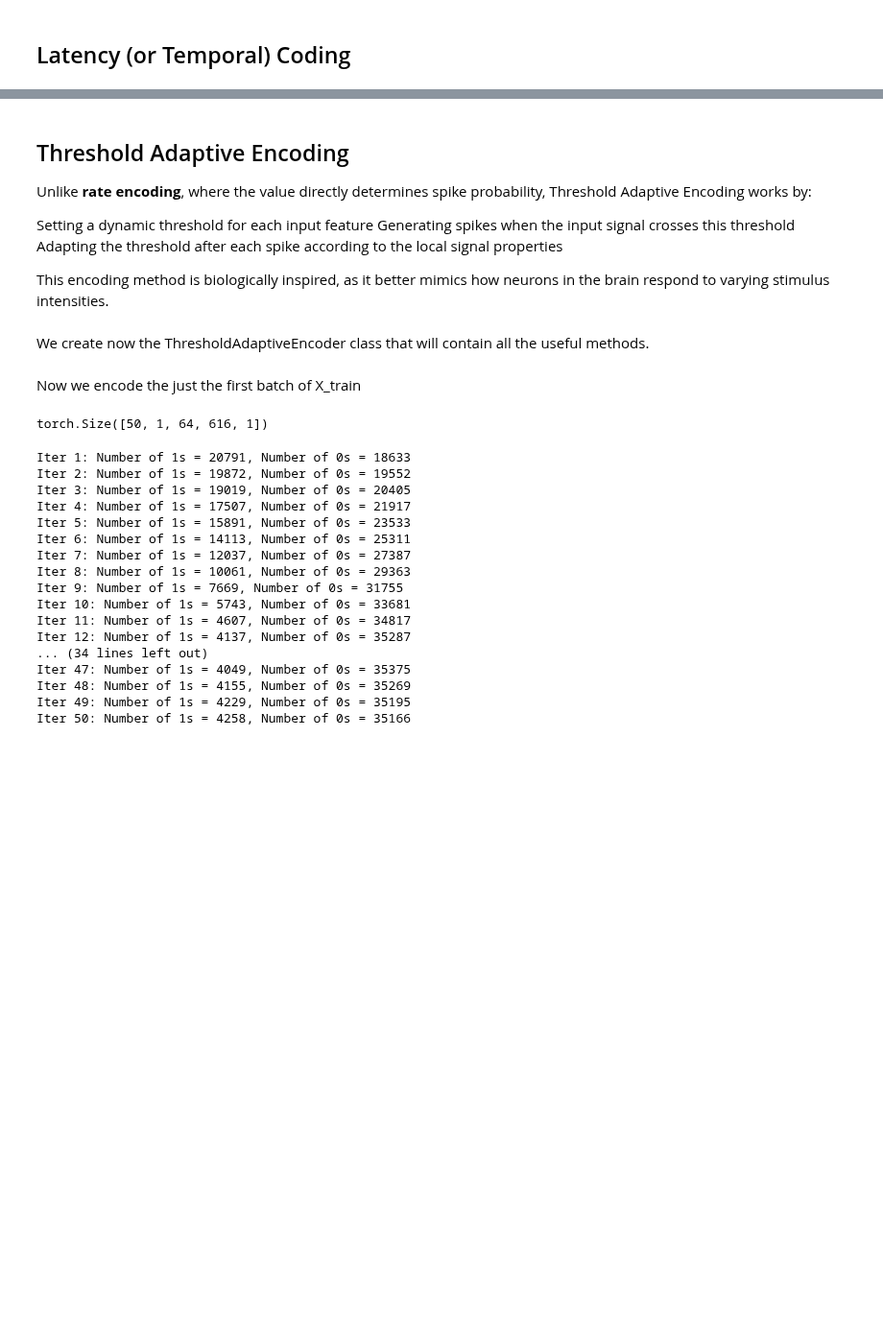
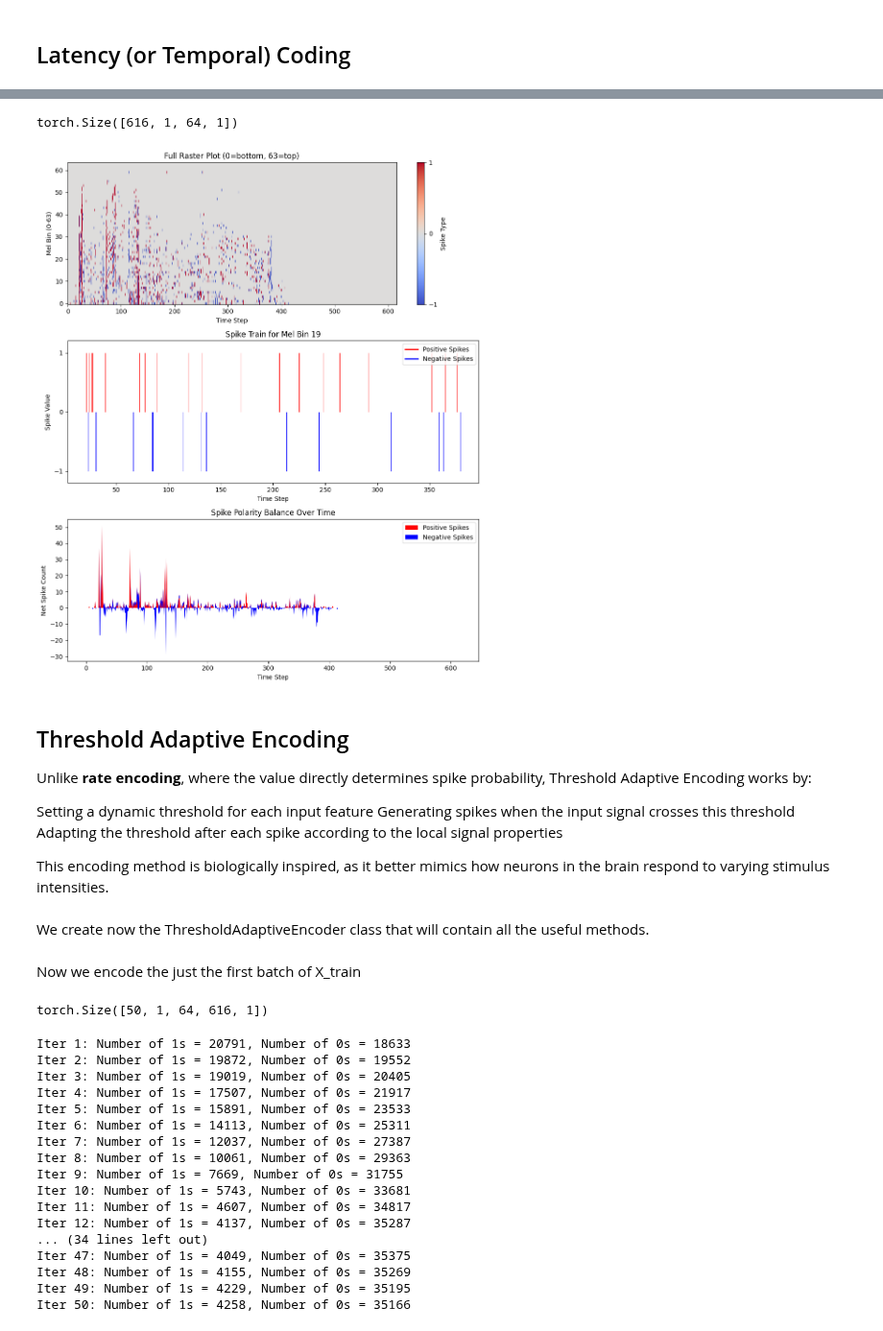
Before and after one commit to unipd-human-data/env-soundnet, a Jupyter notebook: Preprocessing.ipynb, the cells around one changed output, grey strips where cells are left out. Shown at 96% size. Saved outputs shown, nothing was run; the diff lists cells and outputs as text; code cells hidden in the pictures; blank space fills up the shorter version.

Commit message:
delta modulation v1.0 done

```diff
--- a/Preprocessing.ipynb
+++ b/Preprocessing.ipynb
@@ -424,3 +461,69 @@ plt.show()
+# %%
+deltaModulationEncoder = DeltaModulation()
+X_train_delta_batch = X_train[0:1]
+delta_encoded_spikes = deltaModulationEncoder.encode(data=X_train_delta_batch)
+print(delta_encoded_spikes.shape)
+# %% [output]
+torch.Size([616, 1, 64, 1])
+# %%
+def visualize_delta_spikes(spike_tensor, sample_idx=0, mel_bin=10):
+    spikes = spike_tensor[:, sample_idx, :, 0]  # shape: [616, 64]
+    pos_spikes = (spikes > 0).float()
+    neg_spikes = (spikes < 0).float()
+
+    plt.figure(figsize=(10, 12))
+
+    # 1. Raster Plot with Inverted Y-axis
+    plt.subplot(3, 1, 1)
+    plt.imshow(spikes.T, aspect='auto', cmap='coolwarm', vmin=-1, vmax=1, origin='lower')
+    plt.colorbar(ticks=[-1, 0, 1], label='Spike Type')
+    plt.title("Full Raster Plot (0=bottom, 63=top)")
+    plt.xlabel("Time Step")
+    plt.ylabel("Mel Bin (0-63)")
+    plt.yticks(np.arange(0, 64, 10))
+
+    # 2. Single Mel Bin Spike Train with vlines
+    plt.subplot(3, 1, 2)
+    pos_times = np.where(spikes[:, mel_bin] == 1)[0]
+    neg_times = np.where(spikes[:, mel_bin] == -1)[0]
+
+    # Plot positive spikes (0→1) and negative spikes (-1→0)
+    plt.vlines(pos_times, 0, 1, color='red', linewidth=0.8)
+    plt.vlines(neg_times, -1, 0, color='blue', linewidth=0.8)
+
+    # Format axis
+    plt.yticks([-1, 0, 1])
+    plt.ylim(-1.2, 1.2)
+    plt.title(f"Spike Train for Mel Bin {mel_bin}")
+    plt.xlabel("Time Step")
+    plt.ylabel("Spike Value")
+    plt.grid(False)
+
+    # Create custom legend
+    legend_elements = [plt.Line2D([0], [0], color='red', lw=2, label='Positive Spikes'),
+                       plt.Line2D([0], [0], color='blue', lw=2, label='Negative Spikes')]
+    plt.legend(handles=legend_elements)
+
+    # 3. Density Plot with Legend
+    plt.subplot(3, 1, 3)
+    plt.stackplot(np.arange(spikes.shape[0]),
+                   pos_spikes.sum(axis=1),
+                   -neg_spikes.sum(axis=1),
+                   colors=['red', 'blue'])
+
+    plt.legend(['Positive Spikes', 'Negative Spikes'])
+    plt.title("Spike Polarity Balance Over Time")
+    plt.xlabel("Time Step")
+    plt.ylabel("Net Spike Count")
+    plt.tight_layout()
+
+    plt.tight_layout()
+    plt.show()
+
+# Usage
+visualize_delta_spikes(delta_encoded_spikes, mel_bin=19)
+# %% [output]
+[figure, added]
 # %% [markdown]
 ## Threshold Adaptive Encoding
 
```
Also changed, not shown: parts of 5 cells of this notebook.
